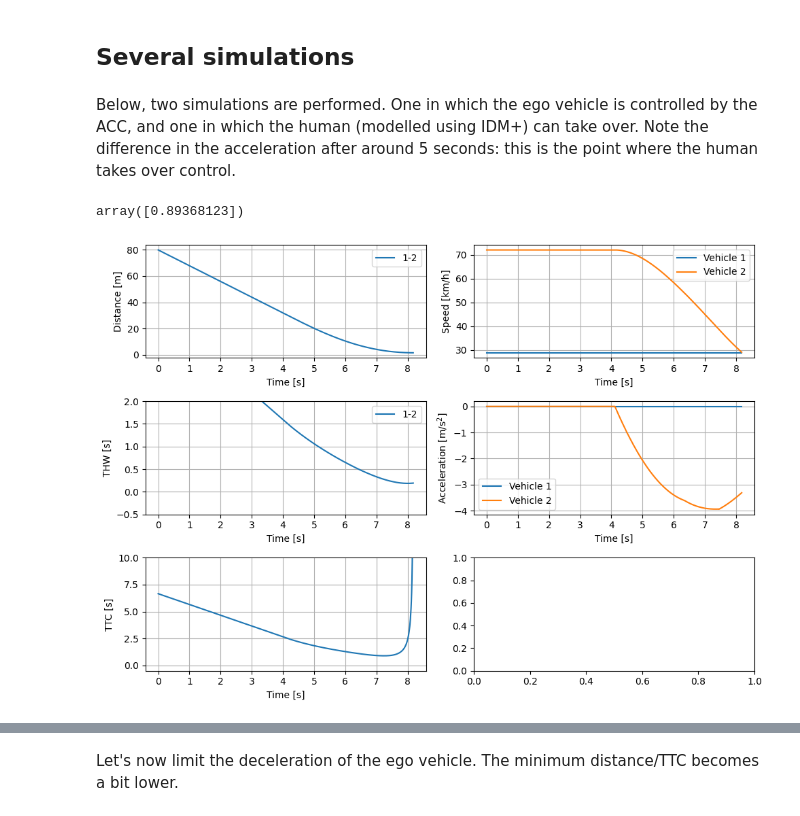
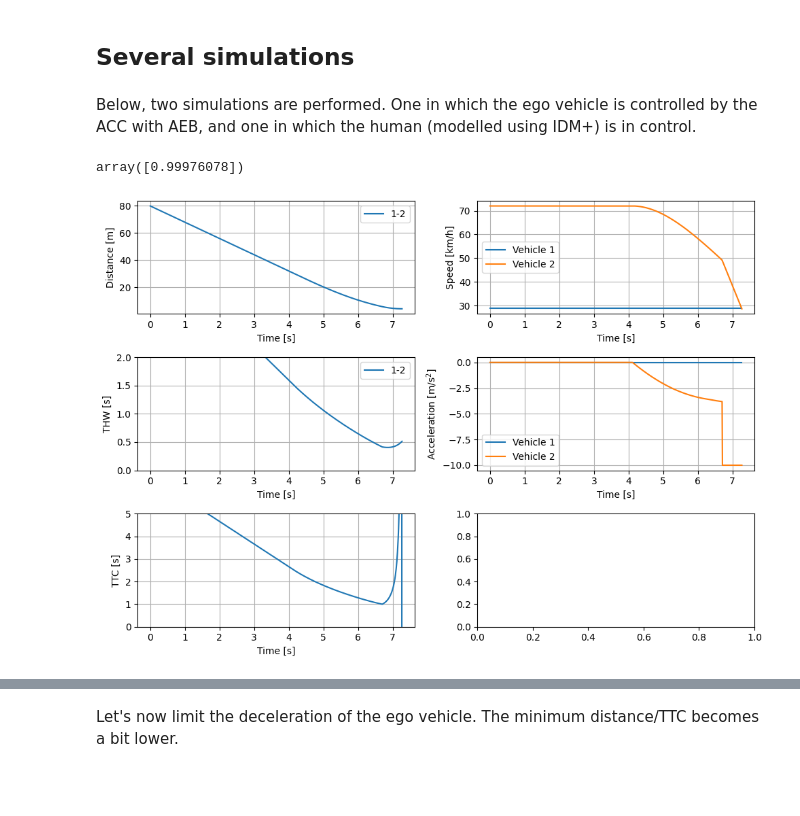
Before and after one commit to juittenbogaard/ScenarioRiskQuantification, a Jupyter notebook: approaching_slower_vehicle.ipynb, the cells around one changed output, grey strips where cells are left out. Drawn from its saved outputs; the diff is of its cells as text; code cells hidden in the pictures; blank space fills up the shorter version.

```diff
--- a/approaching_slower_vehicle.ipynb
+++ b/approaching_slower_vehicle.ipynb
@@ -15,4 +15,4 @@ OVERWRITE = False
 # %% [markdown]
 ## Several simulations
 # %% [markdown]
-Below, two simulations are performed. One in which the ego vehicle is controlled by the ACC, and one in which the human (modelled using IDM+) can take over. Note the difference in the acceleration after around 5 seconds: this is the point where the human takes over control.
+Below, two simulations are performed. One in which the ego vehicle is controlled by the ACC with AEB, and one in which the human (modelled using IDM+) is in control.
@@ -19,8 +26,6 @@ Below, two simulations are performed. One in which the ego vehicle is controlled
 # %%
-simulator_acc = SimulationApproaching(followers=[ACC()], followers_parameters=[acc_approaching_pars],
-                                      min_simulation_time=5)
-simulator_acc.simulation(dict(vego=20, ratio_vtar_vego=0.4), plot=True)
+simulator_accaeb.simulation(dict(vego=20, ratio_vtar_vego=0.4), plot=True)
 # %% [output]
-array([0.89368123])
+array([0.99976078])
-[figure, old version]
+[figure, new version]
 # %%
```
Also changed, not shown: parts of 10 cells of this notebook, 1 other file.
